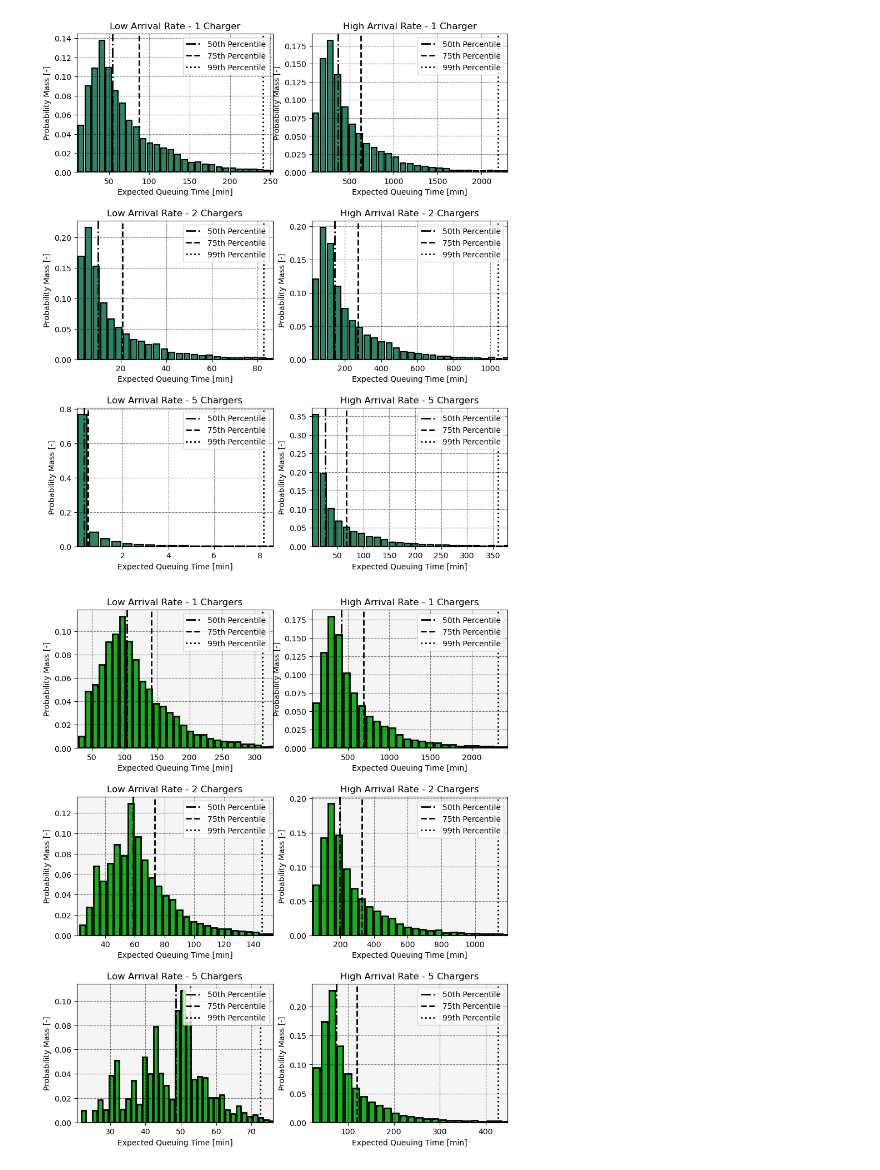
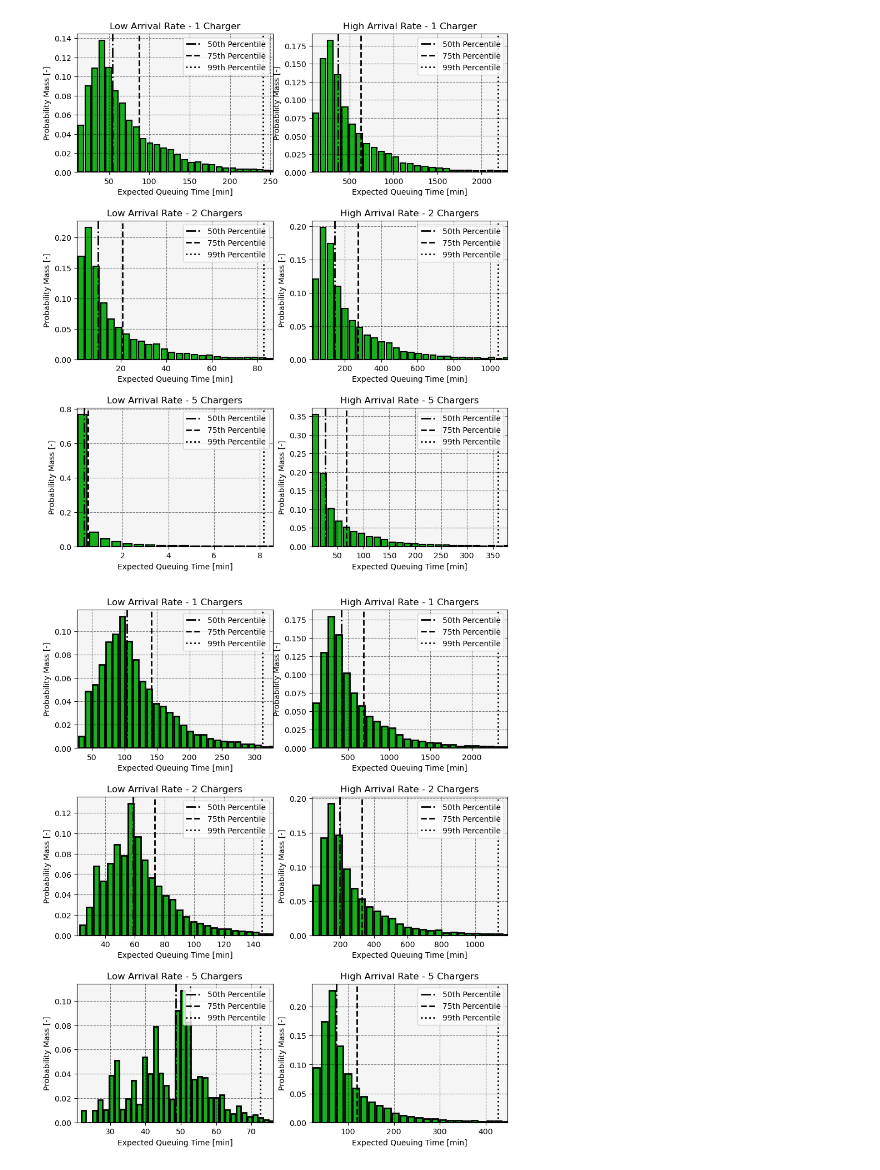
Before and after one commit to airabino/charger_network_analysis, a Jupyter notebook: MonteCarlo.ipynb, the cells around one changed output. Saved outputs shown, nothing was run; the diff lists cells and outputs as text; code cells hidden in the pictures.

```diff
--- a/MonteCarlo.ipynb
+++ b/MonteCarlo.ipynb
@@ -93,7 +93,7 @@ shape = (100, )
 seed = 14285963
 
 axes_kwargs = {
-    'facecolor': '#ffffff',
+    'facecolor': 'whitesmoke',
     'xlabel': 'Expected Queuing Time [min]',
     'ylabel': 'Probability Mass [-]',
 }
@@ -109,9 +109,9 @@ legend_kwargs = {
 }
 
 bar_kwargs = {
-    # 'color': 'xkcd:green',
+    'color': 'xkcd:green',
     'ec': '#000000',
-    'fc': '#2a8665',
+    # 'fc': '#2a8665',
     'lw': 1.5,
 }
 
@@ -158,34 +158,34 @@ charge_energy = np.clip(
 
 charge_rates_dist = rv_histogram([[1], [80e3, 80e3]])
 charge_rates = charge_rates_dist.rvs(size = shape, random_state = seed)
 
 service_times = multiply_and_resample(charge_energy, 1/charge_rates, seed = seed)
 service_frequency = 1 / service_times
 
 afg, sfg = np.meshgrid(arrival_frequency, service_frequency, indexing  = 'ij')
 
 n_servicers = 1
 qte = queuing_time(afg.flatten(), sfg.flatten(), n_servicers)
 plot_histogram(qte / 60, ax[0, 1], **bar_kwargs)
 ax[0, 1].set_title('High Arrival Rate - 1 Charger')
 
 n_servicers = 2
 qte = queuing_time(afg.flatten(), sfg.flatten(), n_servicers)
 plot_histogram(qte / 60, ax[1, 1], **bar_kwargs)
 ax[1, 1].set_title('High Arrival Rate - 2 Chargers')
 
 n_servicers = 5
 qte = queuing_time(afg.flatten(), sfg.flatten(), n_servicers)
 plot_histogram(qte / 60, ax[2, 1], **bar_kwargs)
 ax[2, 1].set_title('High Arrival Rate - 5 Chargers')
 
 _ = [ax.set(**axes_kwargs) for ax in ax for ax in ax]
 _ = [ax.grid(**grid_kwargs) for ax in ax for ax in ax]
 _ = [ax.legend(**legend_kwargs) for ax in ax for ax in ax]
 
 fig.savefig('Paper/figs/expected_delay.png', dpi = 300, bbox_inches = 'tight')
 # %% [output]
-[figure, old version]
+[figure, new version]
 # %%
 shape = (100, )
 seed = 14285963
```
Also changed, not shown: 7 other files.
